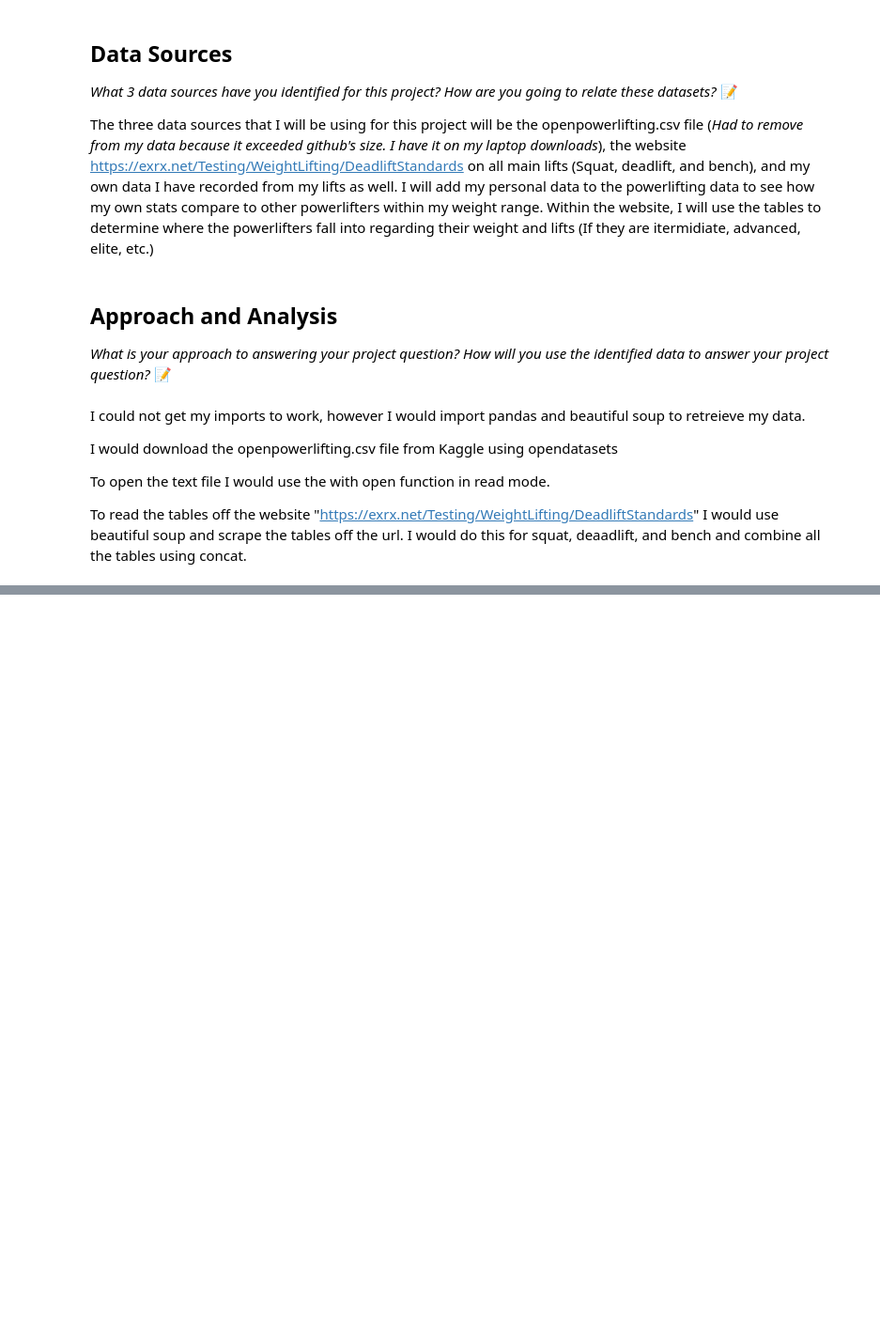
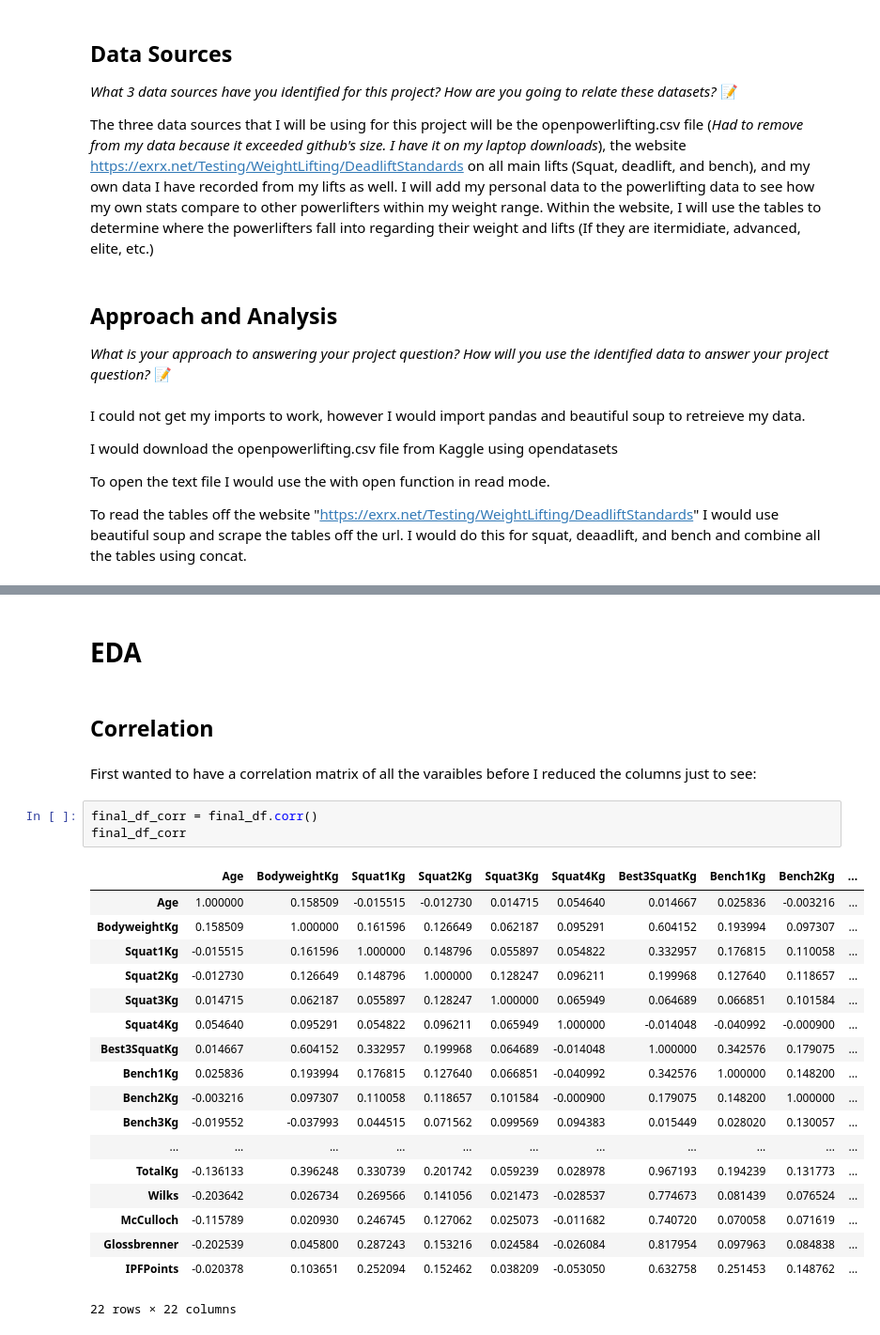
Before and after one commit to IT4063c-Spring23/final-project-3DSatterley, a Jupyter notebook: source.ipynb, the cells around one changed output, grey strips where cells are left out. Shown: that part at 94% size. Cells and saved outputs as stored; diff of their text form; blank space fills up the shorter version.

```diff
--- a/source.ipynb
+++ b/source.ipynb
@@ -45,0 +131,28 @@ To read the tables off the website "https://exrx.net/Testing/WeightLifting/Deadl
+# %% [markdown]
+# EDA
+# %% [markdown]
+## Correlation
+# %% [markdown]
+First wanted to have a correlation matrix of all the varaibles before I reduced the columns just to see:
+# %%
+final_df_corr = final_df.corr()
+final_df_corr
+# %% [output]
+|  | Age | BodyweightKg | Squat1Kg | Squat2Kg | Squat3Kg | Squat4Kg | Best3SquatKg | Bench1Kg | Bench2Kg | ... |
+| Age | 1.000000 | 0.158509 | -0.015515 | -0.012730 | 0.014715 | 0.054640 | 0.014667 | 0.025836 | -0.003216 | ... |
+| BodyweightKg | 0.158509 | 1.000000 | 0.161596 | 0.126649 | 0.062187 | 0.095291 | 0.604152 | 0.193994 | 0.097307 | ... |
+| Squat1Kg | -0.015515 | 0.161596 | 1.000000 | 0.148796 | 0.055897 | 0.054822 | 0.332957 | 0.176815 | 0.110058 | ... |
+| Squat2Kg | -0.012730 | 0.126649 | 0.148796 | 1.000000 | 0.128247 | 0.096211 | 0.199968 | 0.127640 | 0.118657 | ... |
+| Squat3Kg | 0.014715 | 0.062187 | 0.055897 | 0.128247 | 1.000000 | 0.065949 | 0.064689 | 0.066851 | 0.101584 | ... |
+| Squat4Kg | 0.054640 | 0.095291 | 0.054822 | 0.096211 | 0.065949 | 1.000000 | -0.014048 | -0.040992 | -0.000900 | ... |
+| Best3SquatKg | 0.014667 | 0.604152 | 0.332957 | 0.199968 | 0.064689 | -0.014048 | 1.000000 | 0.342576 | 0.179075 | ... |
+| Bench1Kg | 0.025836 | 0.193994 | 0.176815 | 0.127640 | 0.066851 | -0.040992 | 0.342576 | 1.000000 | 0.148200 | ... |
+| Bench2Kg | -0.003216 | 0.097307 | 0.110058 | 0.118657 | 0.101584 | -0.000900 | 0.179075 | 0.148200 | 1.000000 | ... |
+| Bench3Kg | -0.019552 | -0.037993 | 0.044515 | 0.071562 | 0.099569 | 0.094383 | 0.015449 | 0.028020 | 0.130057 | ... |
+| ... | ... | ... | ... | ... | ... | ... | ... | ... | ... | ... |
+| TotalKg | -0.136133 | 0.396248 | 0.330739 | 0.201742 | 0.059239 | 0.028978 | 0.967193 | 0.194239 | 0.131773 | ... |
+| Wilks | -0.203642 | 0.026734 | 0.269566 | 0.141056 | 0.021473 | -0.028537 | 0.774673 | 0.081439 | 0.076524 | ... |
+| McCulloch | -0.115789 | 0.020930 | 0.246745 | 0.127062 | 0.025073 | -0.011682 | 0.740720 | 0.070058 | 0.071619 | ... |
+| Glossbrenner | -0.202539 | 0.045800 | 0.287243 | 0.153216 | 0.024584 | -0.026084 | 0.817954 | 0.097963 | 0.084838 | ... |
+| IPFPoints | -0.020378 | 0.103651 | 0.252094 | 0.152462 | 0.038209 | -0.053050 | 0.632758 | 0.251453 | 0.148762 | ... |
+22 rows × 22 columns
```
Also changed, not shown: parts of 32 cells of this notebook, 5 other files.
